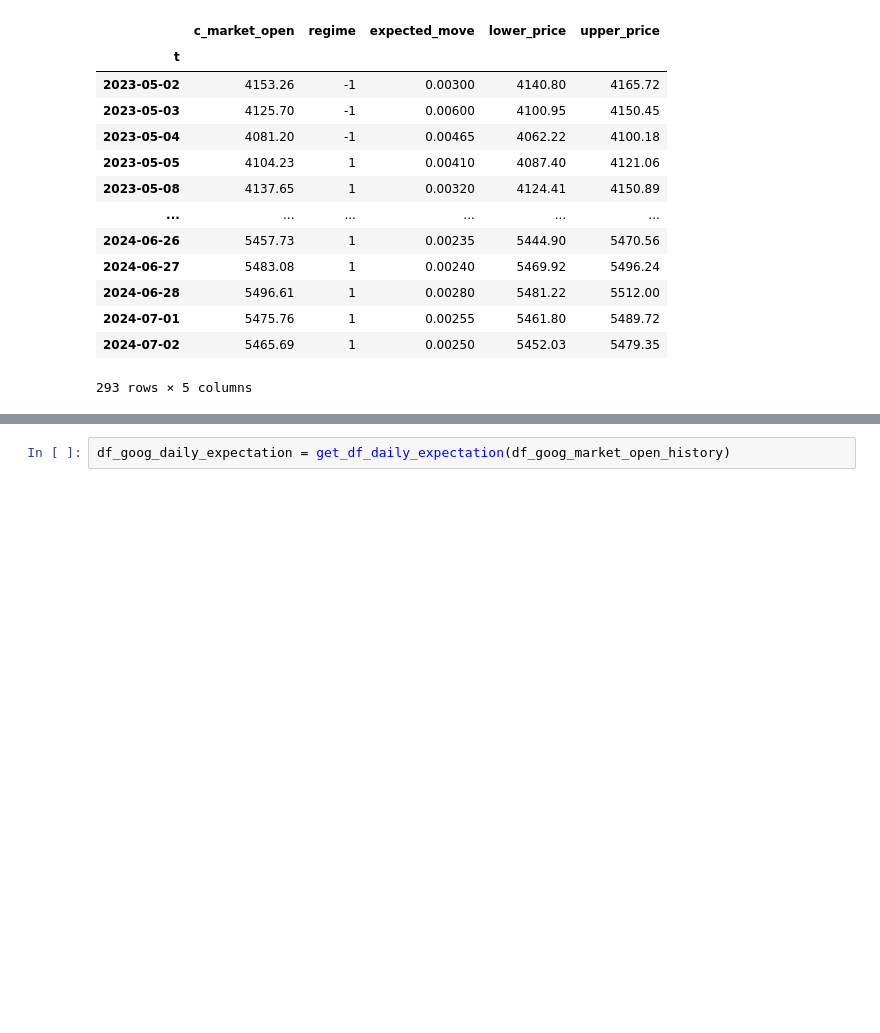
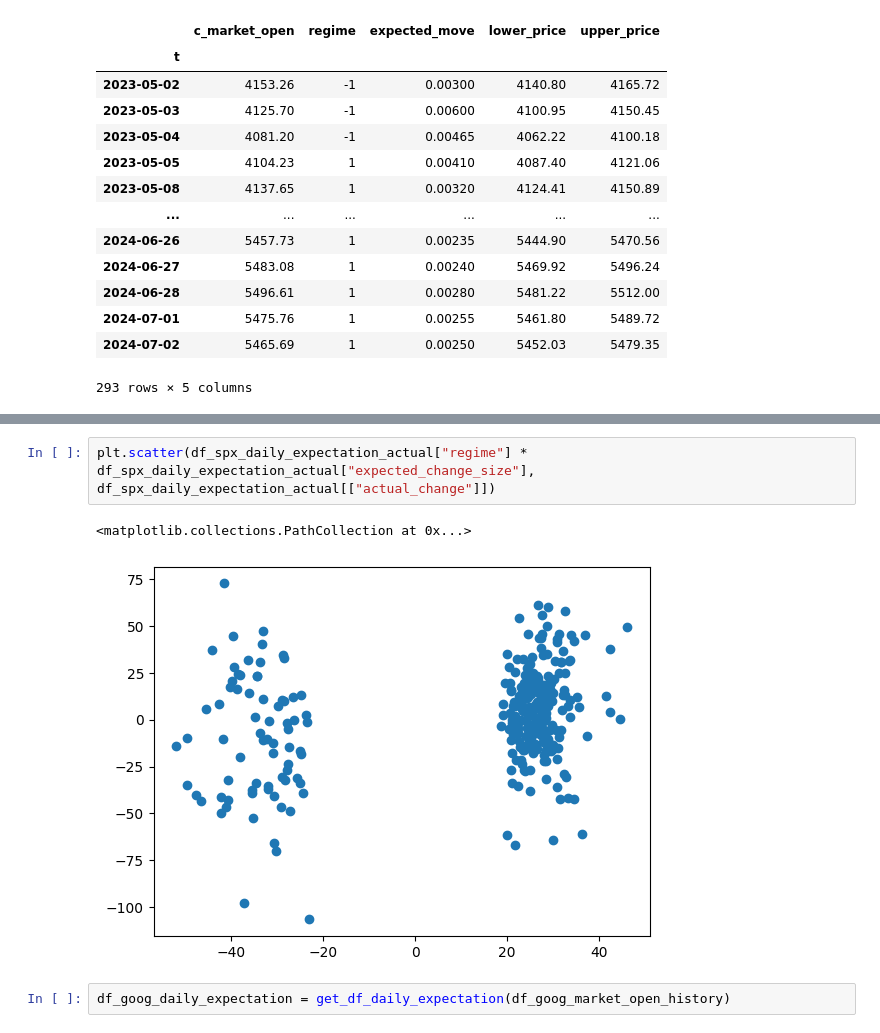
Before and after one commit to sculd/volatility_trading, a Jupyter notebook: sandbox_options.ipynb, the cells around one changed output, grey strips where cells are left out. Drawn from its saved outputs; the diff is of its cells as text; blank space fills up the shorter version.

```diff
--- a/sandbox_options.ipynb
+++ b/sandbox_options.ipynb
@@ -312,3 +347,8 @@ df_spx_market_open_history
+# %%
+plt.scatter(df_spx_daily_expectation_actual["regime"] * df_spx_daily_expectation_actual["expected_change_size"], df_spx_daily_expectation_actual[["actual_change"]])
+# %% [output]
+<matplotlib.collections.PathCollection at 0x...>
+[figure, added]
 # %%
 df_goog_daily_expectation = get_df_daily_expectation(df_goog_market_open_history)
 # %%
```
Also changed, not shown: parts of 16 cells of this notebook.
